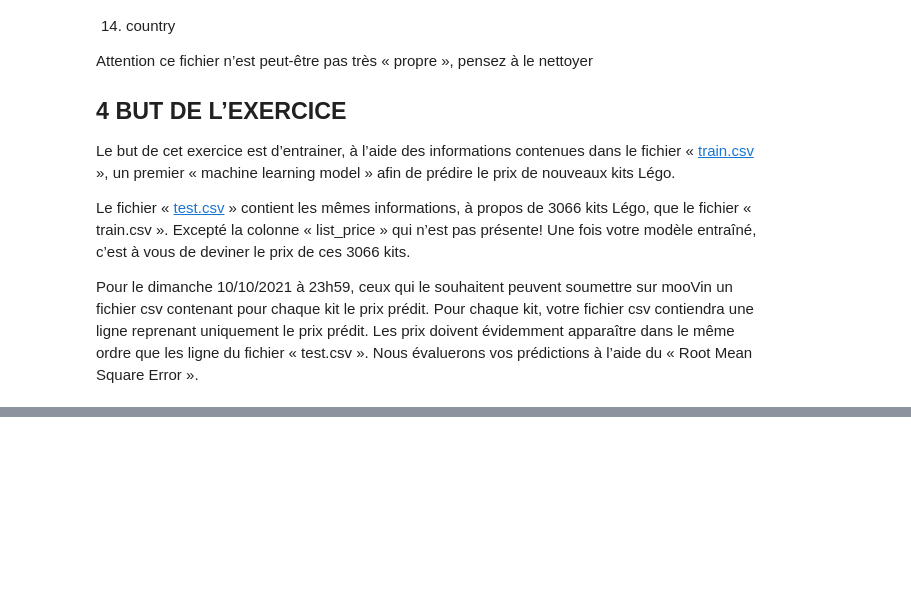
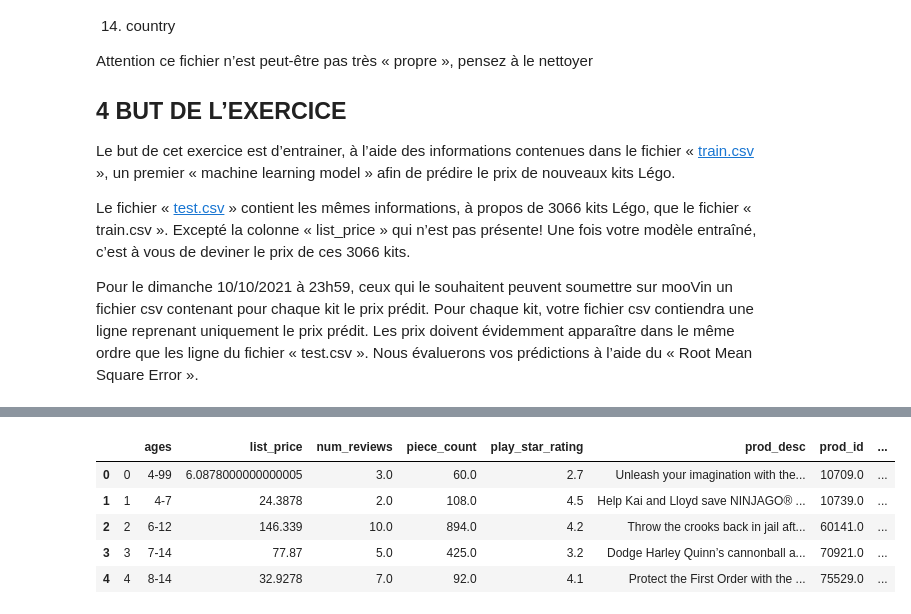
Before and after one commit to evangelav/Machine_Learning, a Jupyter notebook: BIN3100_ML_S3_Case_studies.ipynb, the cells around one changed output, grey strips where cells are left out. Saved outputs shown, nothing was run; the diff lists cells and outputs as text; code cells hidden in the pictures; blank space fills up the shorter version.

```diff
--- a/BIN3100_ML_S3_Case_studies.ipynb
+++ b/BIN3100_ML_S3_Case_studies.ipynb
@@ -95,0 +174,19 @@ Pour le dimanche 10/10/2021 à 23h59, ceux qui le souhaitent peuvent soumettre s
+# %%
+import csv
+train_lst = []
+def row_factory(row):
+  return [x if x!= '' else 'NaN' for x in row]
+with open('train.csv', 'r', newline='') as f:
+  reader = csv.reader(f, delimiter=",")
+  for row in reader:
+    train_lst.append(row)
+# %%
+train = pd.DataFrame(train_lst[1:], columns=train_lst[:1])
+train.head()
+# %% [output]
+|  |  | ages | list_price | num_reviews | piece_count | play_star_rating | prod_desc | prod_id | ... |
+| 0 | 0 | 4-99 | 6.0878000000000005 | 3.0 | 60.0 | 2.7 | Unleash your imagination with the... | 10709.0 | ... |
+| 1 | 1 | 4-7 | 24.3878 | 2.0 | 108.0 | 4.5 | Help Kai and Lloyd save NINJAGO® ... | 10739.0 | ... |
+| 2 | 2 | 6-12 | 146.339 | 10.0 | 894.0 | 4.2 | Throw the crooks back in jail aft... | 60141.0 | ... |
+| 3 | 3 | 7-14 | 77.87 | 5.0 | 425.0 | 3.2 | Dodge Harley Quinn’s cannonball a... | 70921.0 | ... |
+| 4 | 4 | 8-14 | 32.9278 | 7.0 | 92.0 | 4.1 | Protect the First Order with the ... | 75529.0 | ... |
```
Also changed, not shown: parts of 11 cells of this notebook.
